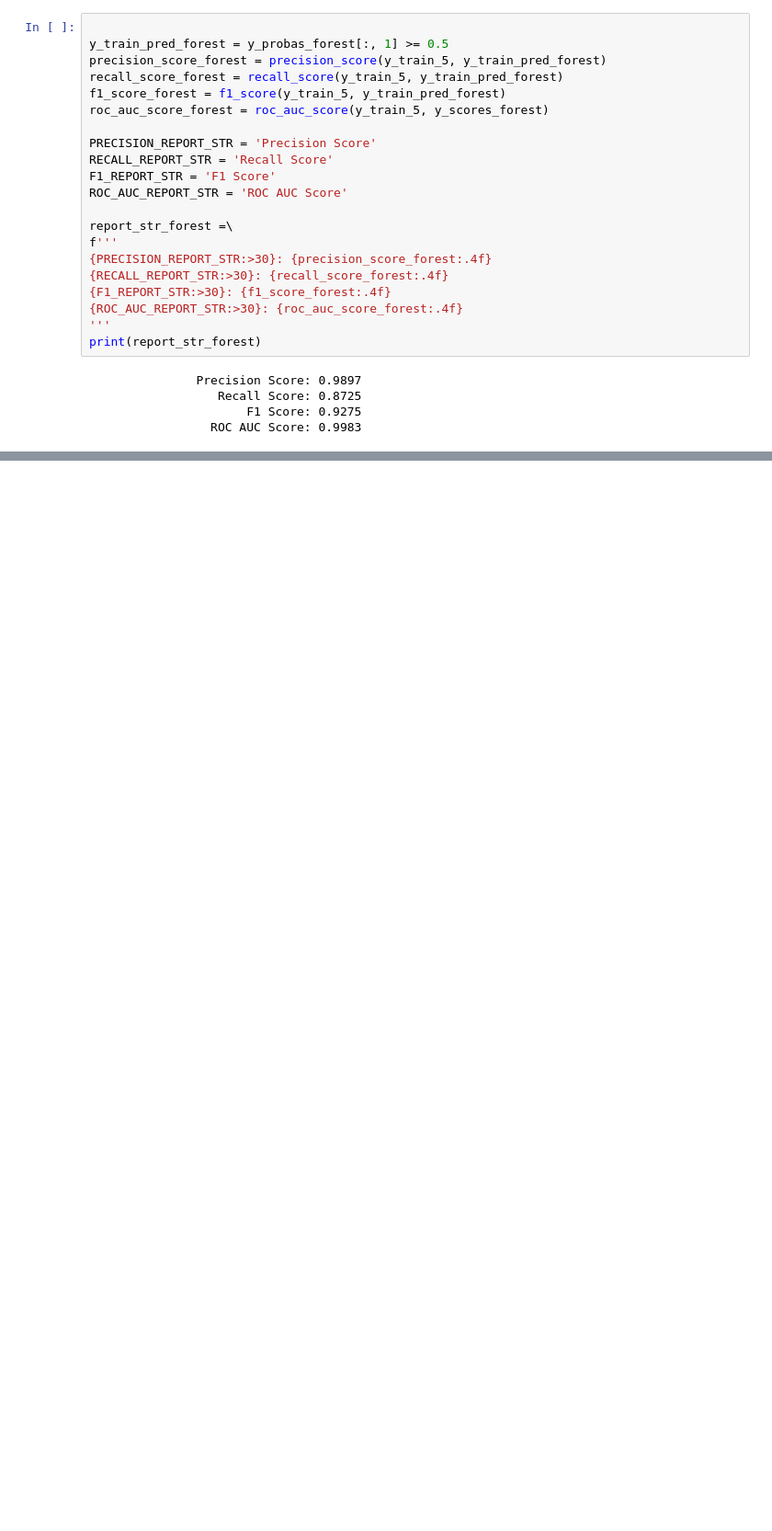
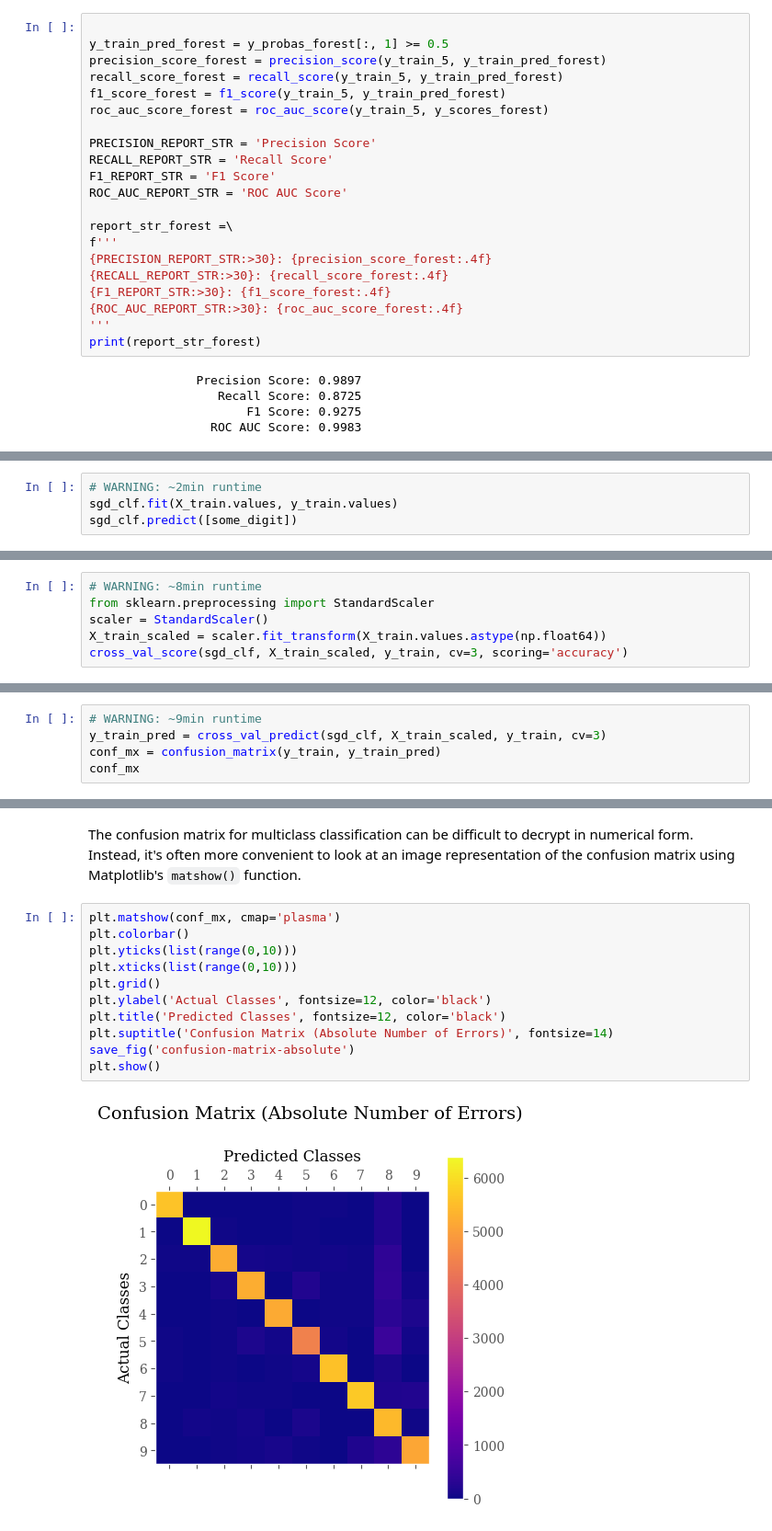
Before and after one commit to cemenenkoff/ml-classification, a Jupyter notebook: classification.ipynb, the cells around one changed output, grey strips where cells are left out. Shown at 92% size. Drawn from its saved outputs; the diff is of its cells as text; blank space fills up the shorter version.

```diff
--- a/classification.ipynb
+++ b/classification.ipynb
@@ -558,0 +624,4 @@ print(report_str_forest)
+# %%
+# WARNING: ~2min runtime
+sgd_clf.fit(X_train.values, y_train.values)
+sgd_clf.predict([some_digit])
@@ -558,0 +648,6 @@ print(report_str_forest)
+# %%
+# WARNING: ~8min runtime
+from sklearn.preprocessing import StandardScaler
+scaler = StandardScaler()
+X_train_scaled = scaler.fit_transform(X_train.values.astype(np.float64))
+cross_val_score(sgd_clf, X_train_scaled, y_train, cv=3, scoring='accuracy')
@@ -558,0 +684,5 @@ print(report_str_forest)
+# %%
+# WARNING: ~9min runtime
+y_train_pred = cross_val_predict(sgd_clf, X_train_scaled, y_train, cv=3)
+conf_mx = confusion_matrix(y_train, y_train_pred)
+conf_mx
@@ -558,0 +701,15 @@ print(report_str_forest)
+# %% [markdown]
+The confusion matrix for multiclass classification can be difficult to decrypt in numerical form. Instead, it's often more convenient to look at an image representation of the confusion matrix using Matplotlib's `matshow()` function.
+# %%
+plt.matshow(conf_mx, cmap='plasma')
+plt.colorbar()
+plt.yticks(list(range(0,10)))
+plt.xticks(list(range(0,10)))
+plt.grid()
+plt.ylabel('Actual Classes', fontsize=12, color='black')
+plt.title('Predicted Classes', fontsize=12, color='black')
+plt.suptitle('Confusion Matrix (Absolute Number of Errors)', fontsize=14)
+save_fig('confusion-matrix-absolute')
+plt.show()
+# %% [output]
+[figure, added]
```
Also changed, not shown: parts of 67 cells of this notebook, 7 other files.
